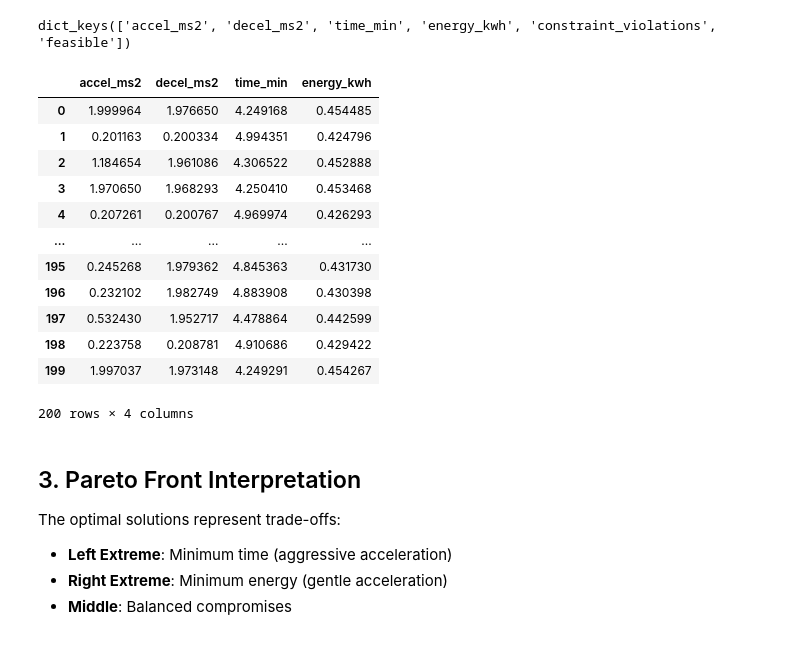
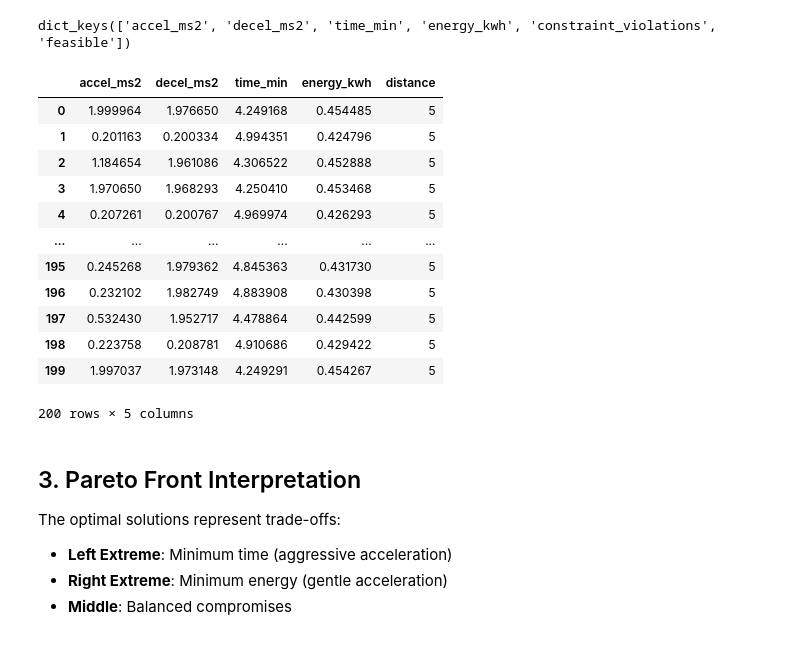
Before and after one commit to Nicola-Ibrahim/Tracing-Objectives-Backwards, a Jupyter notebook: notebooks/01_pareto_front.ipynb, the cells around one changed output. Cells and saved outputs as stored; diff of their text form; code cells hidden in the pictures.

```diff
--- a/notebooks/01_pareto_front.ipynb
+++ b/notebooks/01_pareto_front.ipynb
@@ -594,24 +586,26 @@ dict_keys(['accel_ms2', 'decel_ms2', 'time_min', 'energy_kwh', 'constraint_viola
 # %%
 # Convert to DataFrame
 columns = ['accel_ms2', 'decel_ms2', 'time_min', 'energy_kwh']
 df_results = pd.DataFrame(front.get('pareto_front'), columns=columns)
+df_results['distance'] = front.get('metadata').get('distance_km')
+
 
 # Sort by travel time (ascending
 df_results
 # %% [output]
-|  | accel_ms2 | decel_ms2 | time_min | energy_kwh |
-| 0 | 1.999964 | 1.976650 | 4.249168 | 0.454485 |
-| 1 | 0.201163 | 0.200334 | 4.994351 | 0.424796 |
-| 2 | 1.184654 | 1.961086 | 4.306522 | 0.452888 |
-| 3 | 1.970650 | 1.968293 | 4.250410 | 0.453468 |
-| 4 | 0.207261 | 0.200767 | 4.969974 | 0.426293 |
-| ... | ... | ... | ... | ... |
-| 195 | 0.245268 | 1.979362 | 4.845363 | 0.431730 |
-| 196 | 0.232102 | 1.982749 | 4.883908 | 0.430398 |
-| 197 | 0.532430 | 1.952717 | 4.478864 | 0.442599 |
-| 198 | 0.223758 | 0.208781 | 4.910686 | 0.429422 |
-| 199 | 1.997037 | 1.973148 | 4.249291 | 0.454267 |
+|  | accel_ms2 | decel_ms2 | time_min | energy_kwh | distance |
+| 0 | 1.999964 | 1.976650 | 4.249168 | 0.454485 | 5 |
+| 1 | 0.201163 | 0.200334 | 4.994351 | 0.424796 | 5 |
+| 2 | 1.184654 | 1.961086 | 4.306522 | 0.452888 | 5 |
+| 3 | 1.970650 | 1.968293 | 4.250410 | 0.453468 | 5 |
+| 4 | 0.207261 | 0.200767 | 4.969974 | 0.426293 | 5 |
+| ... | ... | ... | ... | ... | ... |
+| 195 | 0.245268 | 1.979362 | 4.845363 | 0.431730 | 5 |
+| 196 | 0.232102 | 1.982749 | 4.883908 | 0.430398 | 5 |
+| 197 | 0.532430 | 1.952717 | 4.478864 | 0.442599 | 5 |
+| 198 | 0.223758 | 0.208781 | 4.910686 | 0.429422 | 5 |
+| 199 | 1.997037 | 1.973148 | 4.249291 | 0.454267 | 5 |
-200 rows × 4 columns
+200 rows × 5 columns
 # %%
 # Show first 5 pareto-solutions
 print(f"Found {len(result.F)} Pareto-optimal solutions in last generation")
```
Also changed, not shown: parts of 1 cell of this notebook.
